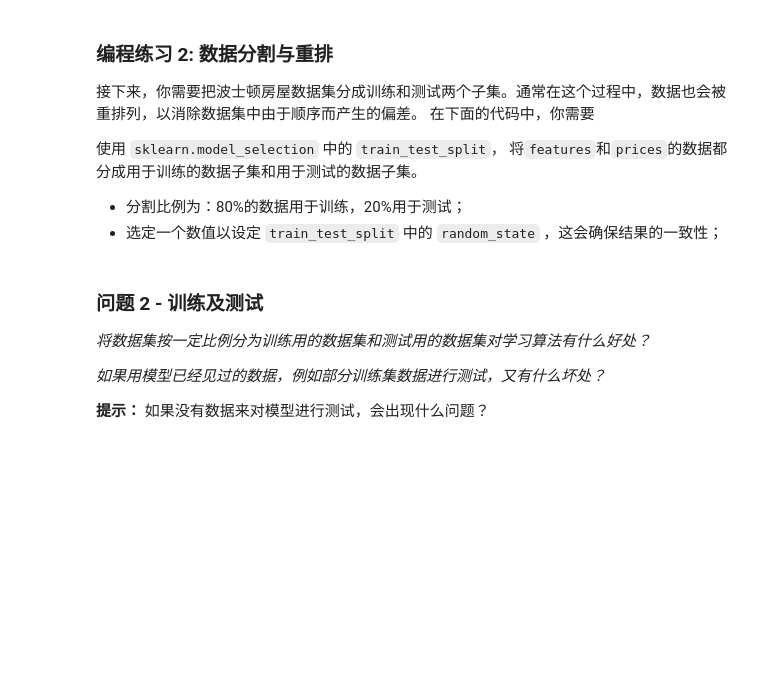
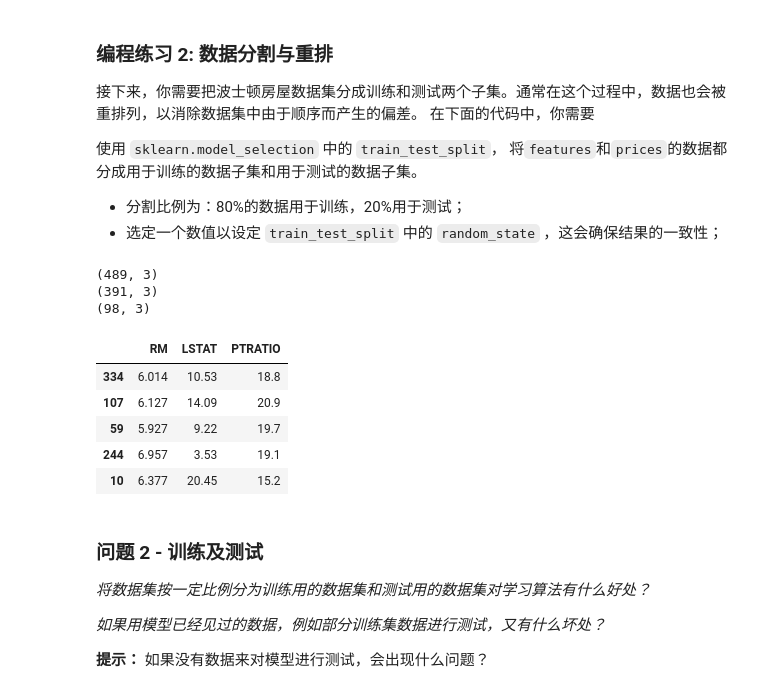
Before and after one commit to zjplus/boston_housing, a Jupyter notebook: boston_housing.ipynb, the cells around one changed output. Saved outputs shown, nothing was run; the diff lists cells and outputs as text; code cells hidden in the pictures; blank space fills up the shorter version.

```diff
--- a/boston_housing.ipynb
+++ b/boston_housing.ipynb
@@ -108,10 +140,24 @@ _凭直觉，上述三个特征中对每一个来说，你认为增大该特征
   - 选定一个数值以设定 `train_test_split` 中的 `random_state` ，这会确保结果的一致性；
 # %%
 # TODO 2
-
 # 提示： 导入train_test_split
-
-X_train, X_test, y_train, y_test = None
+from sklearn.model_selection import train_test_split
+X_train, X_test, y_train, y_test = train_test_split(features, prices, test_size=0.2, random_state=3)
+# %%
+print(features.shape)
+print(X_train.shape)
+print(X_test.shape)
+X_train.head()
+# %% [output]
+(489, 3)
+(391, 3)
+(98, 3)
+|  | RM | LSTAT | PTRATIO |
+| 334 | 6.014 | 10.53 | 18.8 |
+| 107 | 6.127 | 14.09 | 20.9 |
+| 59 | 5.927 | 9.22 | 19.7 |
+| 244 | 6.957 | 3.53 | 19.1 |
+| 10 | 6.377 | 20.45 | 15.2 |
 # %% [markdown]
 ### 问题 2 - 训练及测试
 *将数据集按一定比例分为训练用的数据集和测试用的数据集对学习算法有什么好处？*
```
Also changed, not shown: parts of 16 cells of this notebook.
